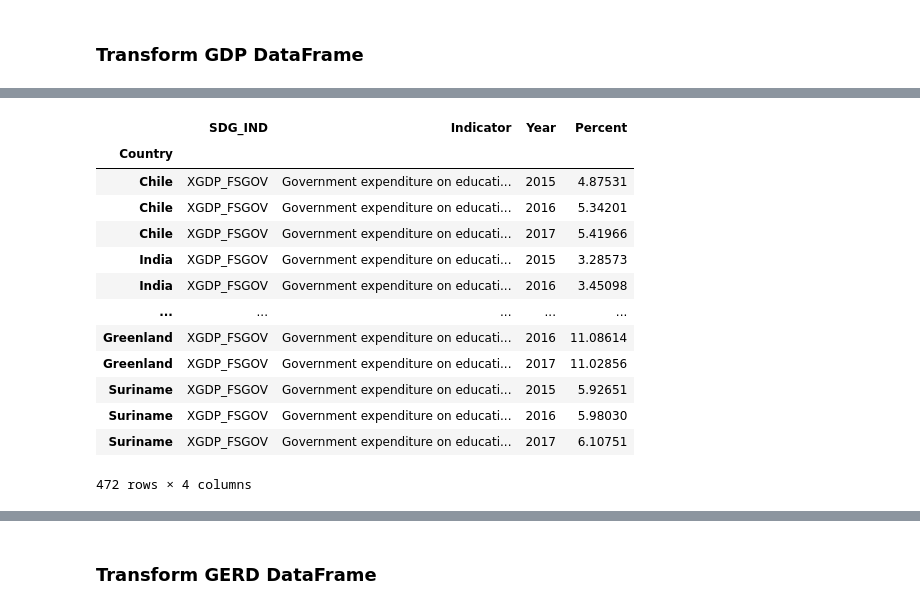
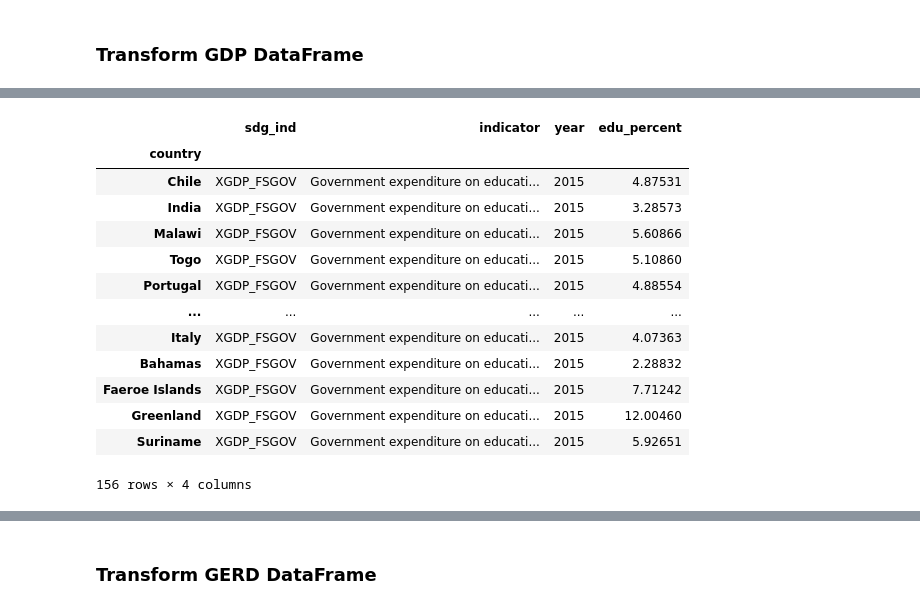
Before and after one commit to mchrzanowski27/Project2, a Jupyter notebook: Project2-Group3.ipynb, the cells around one changed output, grey strips where cells are left out. Cells and saved outputs as stored; diff of their text form; code cells hidden in the pictures.

```diff
--- a/Project2-Group3.ipynb
+++ b/Project2-Group3.ipynb
@@ -44,22 +45,22 @@ GDP_df
 | Suriname | XGDP_FSGOV | Government expenditure on educati... | 2018 | 5.68860 |
 | Suriname | XGDP_FSGOV | Government expenditure on educati... | 2019 | 7.23706 |
 768 rows × 4 columns
-# %%
-GDP_trim_df = GDP_df.loc[GDP_df["Year"] <2018]
-GDP_trim_df
-# %% [output]
-|  | SDG_IND | Indicator | Year | Percent |
-| Country |  |  |  |  |
-| Chile | XGDP_FSGOV | Government expenditure on educati... | 2015 | 4.87531 |
-| Chile | XGDP_FSGOV | Government expenditure on educati... | 2016 | 5.34201 |
-| Chile | XGDP_FSGOV | Government expenditure on educati... | 2017 | 5.41966 |
-| India | XGDP_FSGOV | Government expenditure on educati... | 2015 | 3.28573 |
-| India | XGDP_FSGOV | Government expenditure on educati... | 2016 | 3.45098 |
-| ... | ... | ... | ... | ... |
-| Greenland | XGDP_FSGOV | Government expenditure on educati... | 2016 | 11.08614 |
-| Greenland | XGDP_FSGOV | Government expenditure on educati... | 2017 | 11.02856 |
-| Suriname | XGDP_FSGOV | Government expenditure on educati... | 2015 | 5.92651 |
-| Suriname | XGDP_FSGOV | Government expenditure on educati... | 2016 | 5.98030 |
-| Suriname | XGDP_FSGOV | Government expenditure on educati... | 2017 | 6.10751 |
-472 rows × 4 columns
+# %%
+GDP_clean_df = GDP_df.loc[GDP_df["year"] <2016]
+GDP_clean_df
+# %% [output]
+|  | sdg_ind | indicator | year | edu_percent |
+| country |  |  |  |  |
+| Chile | XGDP_FSGOV | Government expenditure on educati... | 2015 | 4.87531 |
+| India | XGDP_FSGOV | Government expenditure on educati... | 2015 | 3.28573 |
+| Malawi | XGDP_FSGOV | Government expenditure on educati... | 2015 | 5.60866 |
+| Togo | XGDP_FSGOV | Government expenditure on educati... | 2015 | 5.10860 |
+| Portugal | XGDP_FSGOV | Government expenditure on educati... | 2015 | 4.88554 |
+| ... | ... | ... | ... | ... |
+| Italy | XGDP_FSGOV | Government expenditure on educati... | 2015 | 4.07363 |
+| Bahamas | XGDP_FSGOV | Government expenditure on educati... | 2015 | 2.28832 |
+| Faeroe Islands | XGDP_FSGOV | Government expenditure on educati... | 2015 | 7.71242 |
+| Greenland | XGDP_FSGOV | Government expenditure on educati... | 2015 | 12.00460 |
+| Suriname | XGDP_FSGOV | Government expenditure on educati... | 2015 | 5.92651 |
+156 rows × 4 columns
 # %%
```
Also changed, not shown: parts of 14 cells of this notebook, 1 other file.
